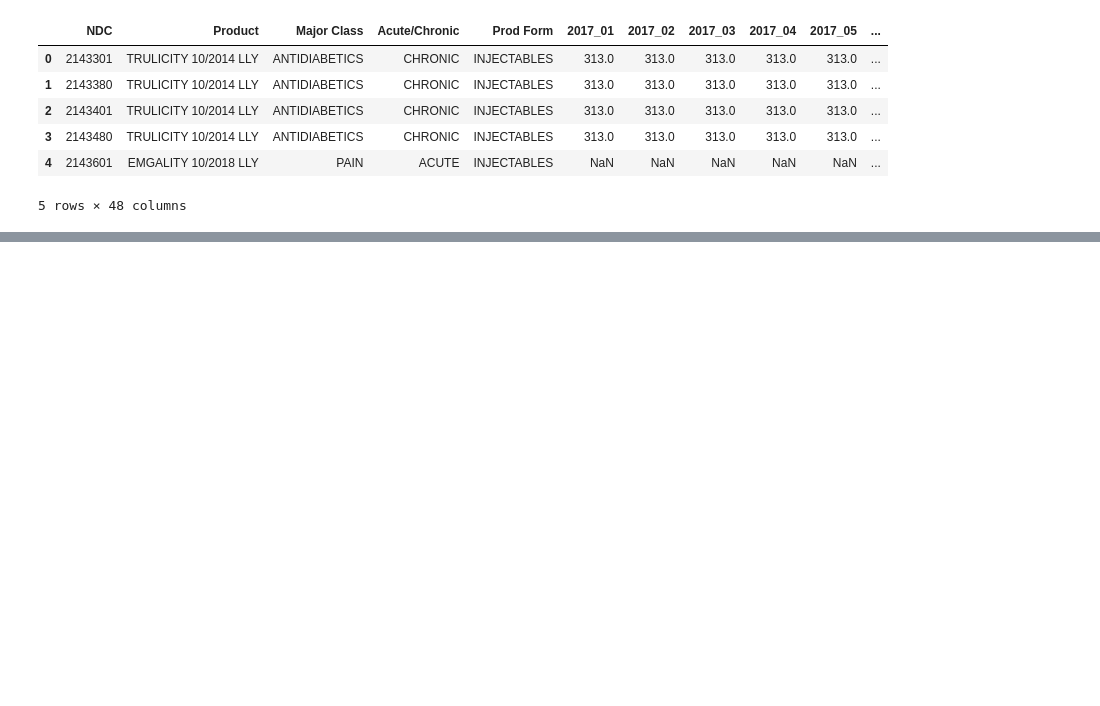
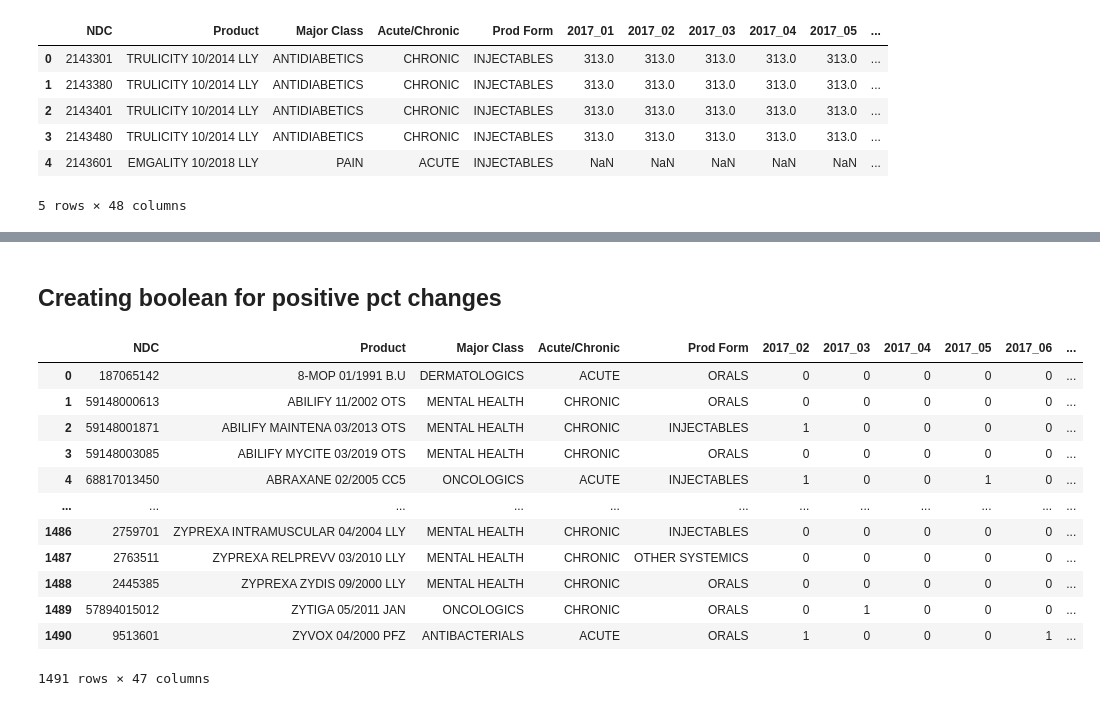
Before and after one commit to pauldoan/CBS_Nephron, a Jupyter notebook: Research/Price_changes.ipynb, the cells around one changed output, grey strips where cells are left out. Drawn from its saved outputs; the diff is of its cells as text; code cells hidden in the pictures; blank space fills up the shorter version.

```diff
--- a/Research/Price_changes.ipynb
+++ b/Research/Price_changes.ipynb
@@ -88,0 +96,22 @@ percent_changes.groupby('Major Class').mean().drop('NDC', axis=1).transpose().pl
+# %% [markdown]
+## Creating boolean for positive pct changes
+# %%
+bool_changes = percent_changes
+for column in range(5, percent_changes.shape[1]):
+    bool_changes.iloc[:, column] = bool_changes.iloc[:, column].apply(lambda x: 1 if x > 0 else 0)
+
+bool_changes
+# %% [output]
+|  | NDC | Product | Major Class | Acute/Chronic | Prod Form | 2017_02 | 2017_03 | 2017_04 | 2017_05 | 2017_06 | ... |
+| 0 | 187065142 | 8-MOP 01/1991 B.U | DERMATOLOGICS | ACUTE | ORALS | 0 | 0 | 0 | 0 | 0 | ... |
+| 1 | 59148000613 | ABILIFY 11/2002 OTS | MENTAL HEALTH | CHRONIC | ORALS | 0 | 0 | 0 | 0 | 0 | ... |
+| 2 | 59148001871 | ABILIFY MAINTENA 03/2013 OTS | MENTAL HEALTH | CHRONIC | INJECTABLES | 1 | 0 | 0 | 0 | 0 | ... |
+| 3 | 59148003085 | ABILIFY MYCITE 03/2019 OTS | MENTAL HEALTH | CHRONIC | ORALS | 0 | 0 | 0 | 0 | 0 | ... |
+| 4 | 68817013450 | ABRAXANE 02/2005 CC5 | ONCOLOGICS | ACUTE | INJECTABLES | 1 | 0 | 0 | 1 | 0 | ... |
+| ... | ... | ... | ... | ... | ... | ... | ... | ... | ... | ... | ... |
+| 1486 | 2759701 | ZYPREXA INTRAMUSCULAR 04/2004 LLY | MENTAL HEALTH | CHRONIC | INJECTABLES | 0 | 0 | 0 | 0 | 0 | ... |
+| 1487 | 2763511 | ZYPREXA RELPREVV 03/2010 LLY | MENTAL HEALTH | CHRONIC | OTHER SYSTEMICS | 0 | 0 | 0 | 0 | 0 | ... |
+| 1488 | 2445385 | ZYPREXA ZYDIS 09/2000 LLY | MENTAL HEALTH | CHRONIC | ORALS | 0 | 0 | 0 | 0 | 0 | ... |
+| 1489 | 57894015012 | ZYTIGA 05/2011 JAN | ONCOLOGICS | CHRONIC | ORALS | 0 | 1 | 0 | 0 | 0 | ... |
+| 1490 | 9513601 | ZYVOX 04/2000 PFZ | ANTIBACTERIALS | ACUTE | ORALS | 1 | 0 | 0 | 0 | 1 | ... |
+1491 rows × 47 columns
```
Also changed, not shown: parts of 8 cells of this notebook, 4 other files.
